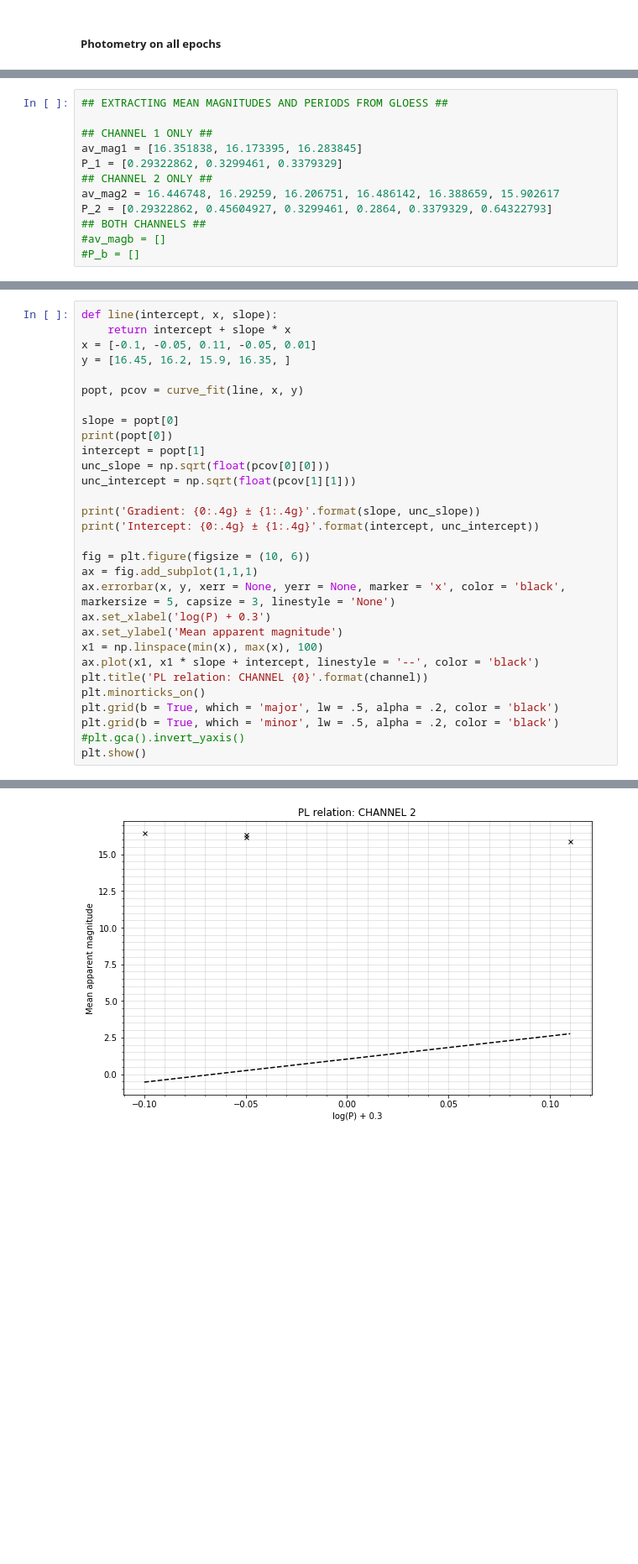
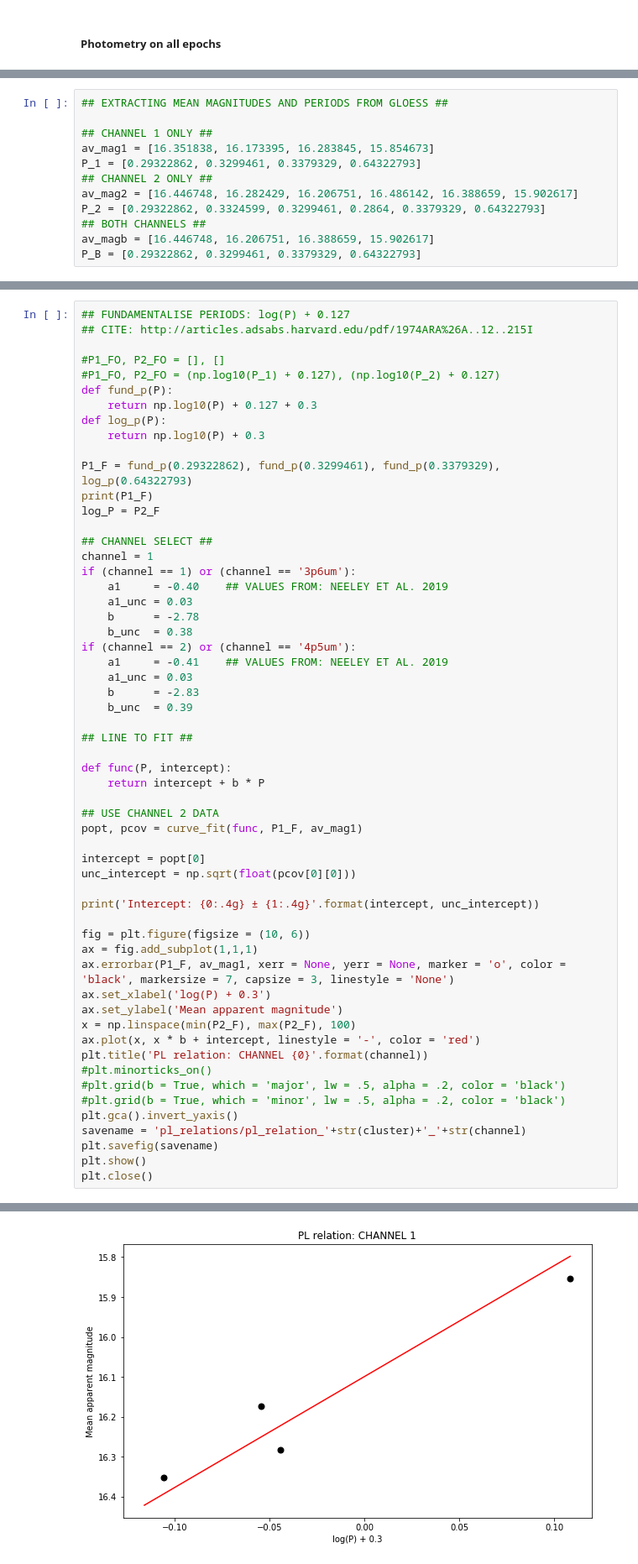
Before and after one commit to ltb24/Luke_RRLs_project, a Jupyter notebook: photometry_intro/Photometry_version_1_PAL5.ipynb, the cells around one changed output, grey strips where cells are left out. Shown at 84% size. Cells and saved outputs as stored; diff of their text form; blank space fills up the shorter version.

```diff
--- a/photometry_intro/Photometry_version_1_PAL5.ipynb
+++ b/photometry_intro/Photometry_version_1_PAL5.ipynb
@@ -1232,14 +1224,14 @@ Note: to-do<br>
 ## EXTRACTING MEAN MAGNITUDES AND PERIODS FROM GLOESS ##
 
 ## CHANNEL 1 ONLY ##
-av_mag1 = [16.351838, 16.173395, 16.283845]
-P_1 = [0.29322862, 0.3299461, 0.3379329]
+av_mag1 = [16.351838, 16.173395, 16.283845, 15.854673]
+P_1 = [0.29322862, 0.3299461, 0.3379329, 0.64322793]
 ## CHANNEL 2 ONLY ##
-av_mag2 = 16.446748, 16.29259, 16.206751, 16.486142, 16.388659, 15.902617
-P_2 = [0.29322862, 0.45604927, 0.3299461, 0.2864, 0.3379329, 0.64322793]
+av_mag2 = [16.446748, 16.282429, 16.206751, 16.486142, 16.388659, 15.902617]
+P_2 = [0.29322862, 0.3324599, 0.3299461, 0.2864, 0.3379329, 0.64322793]
 ## BOTH CHANNELS ##
-#av_magb = []
-#P_b = []
+av_magb = [16.446748, 16.206751, 16.388659, 15.902617]
+P_B = [0.29322862, 0.3299461, 0.3379329, 0.64322793]
 # %%
 ## FUNDAMENTALISE PERIODS: log(P) + 0.127
 ## CITE: http://articles.adsabs.harvard.edu/pdf/1974ARA%26A..12..215I
@@ -1310,31 +1318,58 @@ Intercept: 6.693 ± 5.643e+06
 # %%
-def line(intercept, x, slope):
-    return intercept + slope * x
-x = [-0.1, -0.05, 0.11, -0.05, 0.01]
-y = [16.45, 16.2, 15.9, 16.35, ]
+## FUNDAMENTALISE PERIODS: log(P) + 0.127
+## CITE: http://articles.adsabs.harvard.edu/pdf/1974ARA%26A..12..215I
 
-popt, pcov = curve_fit(line, x, y)
+#P1_FO, P2_FO = [], []
+#P1_FO, P2_FO = (np.log10(P_1) + 0.127), (np.log10(P_2) + 0.127)
+def fund_p(P):
+    return np.log10(P) + 0.127 + 0.3
+def log_p(P):
+    return np.log10(P) + 0.3
 
-slope = popt[0]
-print(popt[0])
-intercept = popt[1]
-unc_slope = np.sqrt(float(pcov[0][0]))
-unc_intercept = np.sqrt(float(pcov[1][1]))
+P1_F = fund_p(0.29322862), fund_p(0.3299461), fund_p(0.3379329), log_p(0.64322793)
+print(P1_F)
+log_P = P2_F
 
-print('Gradient: {0:.4g} ± {1:.4g}'.format(slope, unc_slope))
+## CHANNEL SELECT ##
+channel = 1
+if (channel == 1) or (channel == '3p6um'):
+    a1     = -0.40    ## VALUES FROM: NEELEY ET AL. 2019
+    a1_unc = 0.03
+    b      = -2.78
+    b_unc  = 0.38
+if (channel == 2) or (channel == '4p5um'):
+    a1     = -0.41    ## VALUES FROM: NEELEY ET AL. 2019
+    a1_unc = 0.03
+    b      = -2.83
+    b_unc  = 0.39
+
+## LINE TO FIT ##
+
+def func(P, intercept):
+    return intercept + b * P
+
+## USE CHANNEL 2 DATA
+popt, pcov = curve_fit(func, P1_F, av_mag1)
+
+intercept = popt[0]
+unc_intercept = np.sqrt(float(pcov[0][0]))
+
 print('Intercept: {0:.4g} ± {1:.4g}'.format(intercept, unc_intercept))
 
 fig = plt.figure(figsize = (10, 6))
 ax = fig.add_subplot(1,1,1)
-ax.errorbar(x, y, xerr = None, yerr = None, marker = 'x', color = 'black', markersize = 5, capsize = 3, linestyle = 'None')
+ax.errorbar(P1_F, av_mag1, xerr = None, yerr = None, marker = 'o', color = 'black', markersize = 7, capsize = 3, linestyle = 'None')
 ax.set_xlabel('log(P) + 0.3')
 ax.set_ylabel('Mean apparent magnitude')
-x1 = np.linspace(min(x), max(x), 100)
-ax.plot(x1, x1 * slope + intercept, linestyle = '--', color = 'black')
+x = np.linspace(min(P2_F), max(P2_F), 100)
+ax.plot(x, x * b + intercept, linestyle = '-', color = 'red')
 plt.title('PL relation: CHANNEL {0}'.format(channel))
-plt.minorticks_on()
-plt.grid(b = True, which = 'major', lw = .5, alpha = .2, color = 'black')
-plt.grid(b = True, which = 'minor', lw = .5, alpha = .2, color = 'black')
-#plt.gca().invert_yaxis()
+#plt.minorticks_on()
+#plt.grid(b = True, which = 'major', lw = .5, alpha = .2, color = 'black')
+#plt.grid(b = True, which = 'minor', lw = .5, alpha = .2, color = 'black')
+plt.gca().invert_yaxis()
+savename = 'pl_relations/pl_relation_'+str(cluster)+'_'+str(channel)
+plt.savefig(savename)
 plt.show()
+plt.close()
 # %% [output]
@@ -1344 +1378 @@ Intercept: 1.033 ± 9.308e+05
-[figure, old version]
+[figure, new version]
```
Also changed, not shown: parts of 15 cells of this notebook, 2 other files.
